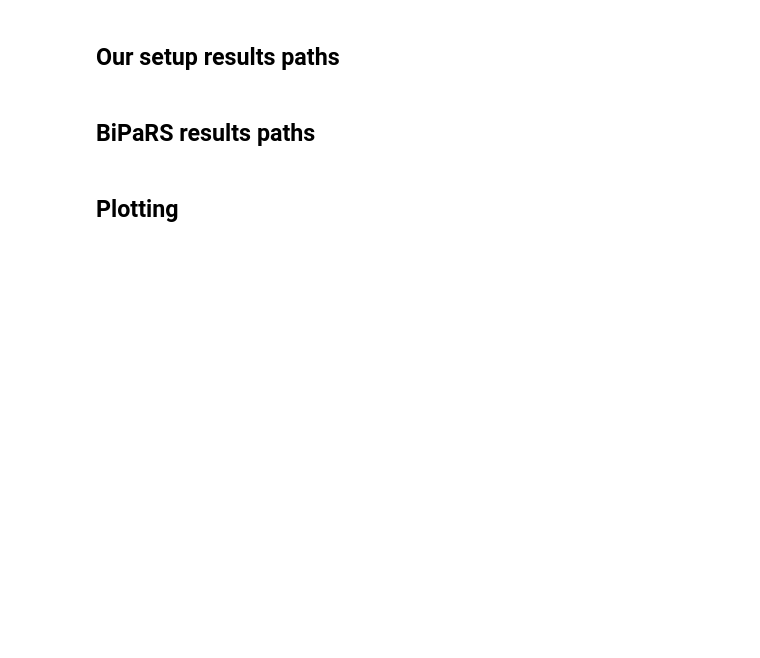
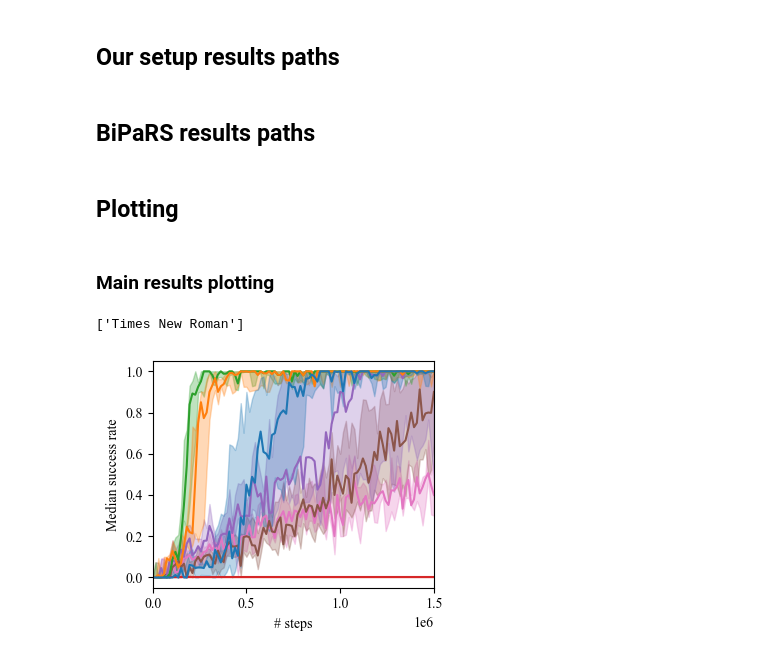
Before and after one commit to benquick123/RewardCurriculum, a Jupyter notebook: ipynbs/panda_env_analysis.ipynb, the cells around one changed output. Drawn from its saved outputs; the diff is of its cells as text; code cells hidden in the pictures; blank space fills up the shorter version.

```diff
--- a/ipynbs/panda_env_analysis.ipynb
+++ b/ipynbs/panda_env_analysis.ipynb
@@ -91,0 +108,71 @@ def filter_recursively(keywords, dictionary):
+# %% [markdown]
+### Main results plotting
+# %%
+results_to_plot, keys_to_plot = [], []
+nrows = 1
+keys_map = {
+    "random": "Random weights",
+    "manualtask": "Main task only",
+    "currot": "CurrOT",
+    "settersolver": "Setter-Solver",
+    "alpgmm": "ALP-GMM",
+    "sacx": "SAC-Q",
+    "BiPaRS_v1_fop": "BiPaRS-v1",
+    "BiPaRS_v2_fsa": "BiPaRS-v2",
+    "BiPaRS_v3_fsart": "BiPaRS"
+}
+
+ignore = {"BiPaRS_v1_fop", "BiPaRS_v2_fsa"}
+
+algorithm_order = ["manualtask", "random", "sacx", "BiPaRS_v3_fsart", "settersolver", "currot", "alpgmm"]
+
+for key in algorithm_order:
+    _keys_to_plot, _results_to_plot = filter_recursively([key, "*"], results_dict)
+    _keys_to_plot = np.array(_keys_to_plot)[np.argsort(_keys_to_plot)]
+    _results_to_plot = np.array(_results_to_plot, dtype=object)[np.argsort(_keys_to_plot)]
+
+    if nrows is None:
+        nrows = int(np.ceil(len(_keys_to_plot) / 5))
+
+    results_to_plot.append(_results_to_plot)
+    keys_to_plot.append(_keys_to_plot)
+
+# print([k, v for k, v in plt.rcParams if k.startswith("font")])
+print(plt.rcParams['font.family'])
+plt.rcParams['font.family'] = ['Times New Roman']
+# plt.rcParams['font.size'] = 12
+# plt.rcParams['font.serif'] = 'Times New Roman'
+# plt.rcParams['font.sans-serif'] = 'Bitstream Vera Serif'
+
+fig, axes = plt.subplots(nrows, 1, figsize=(5.5 * (2 / 3), 4.5 * (2 / 3)), sharex=True)
+axes = np.reshape(axes, -1)
+
+for idx, (keys_to_plot, results_to_plot) in enumerate(zip(keys_to_plot, results_to_plot)):
+    for ax, key, result in zip(axes, keys_to_plot, results_to_plot):
+
+        if key.split("-")[0] in ignore:
+            continue
+
+        result = result.astype(float)
+        # result = rolling_mean(result, window=10)
+
+        ax.plot(np.linspace(0, num_steps, len(result[0])), np.median(result, axis=0), c="C" + str(len(algorithm_order) - idx - 1), label=keys_map[key.split("-")[0]])
+        # ax.plot(np.median(result, axis=0), c="C" + str(idx), label=keys_map[key.split("-")[0]])
+        if len(result) > 1:
+            # ax.fill_between(np.arange(len(result[0])), result.mean(axis=0) - result.std(axis=0), result.mean(axis=0) + result.std(axis=0), alpha=0.4)
+            ax.fill_between(np.linspace(0, num_steps, len(result[0])), np.percentile(result, 25, axis=0), np.percentile(result, 75, axis=0), alpha=0.3, color="C" + str(len(algorithm_order) - idx - 1))
+        # ax.set_title("-".join(key.split("-")[1:]))
+
+    # axes[-1].plot([0], [0], c="C" + str(idx), label=labels[idx])
+    # axes[0].legend(loc=10, bbox_to_anchor=(0.5, 1.12), ncol=4, columnspacing=1, handlelength=1, handletextpad=0.5)
+
+axes[0].set_xlim(-1, num_steps+1)
+
+axes[0].set_ylabel("Median success rate")
+axes[0].set_xlabel("# steps")
+plt.tight_layout()
+
+plt.savefig(os.path.join(RESULTS_PATH, "mean_reward_small.pdf"))
+# %% [output]
+['Times New Roman']
+[figure, added]
```
Also changed, not shown: parts of 8 cells of this notebook, 21 other files.
